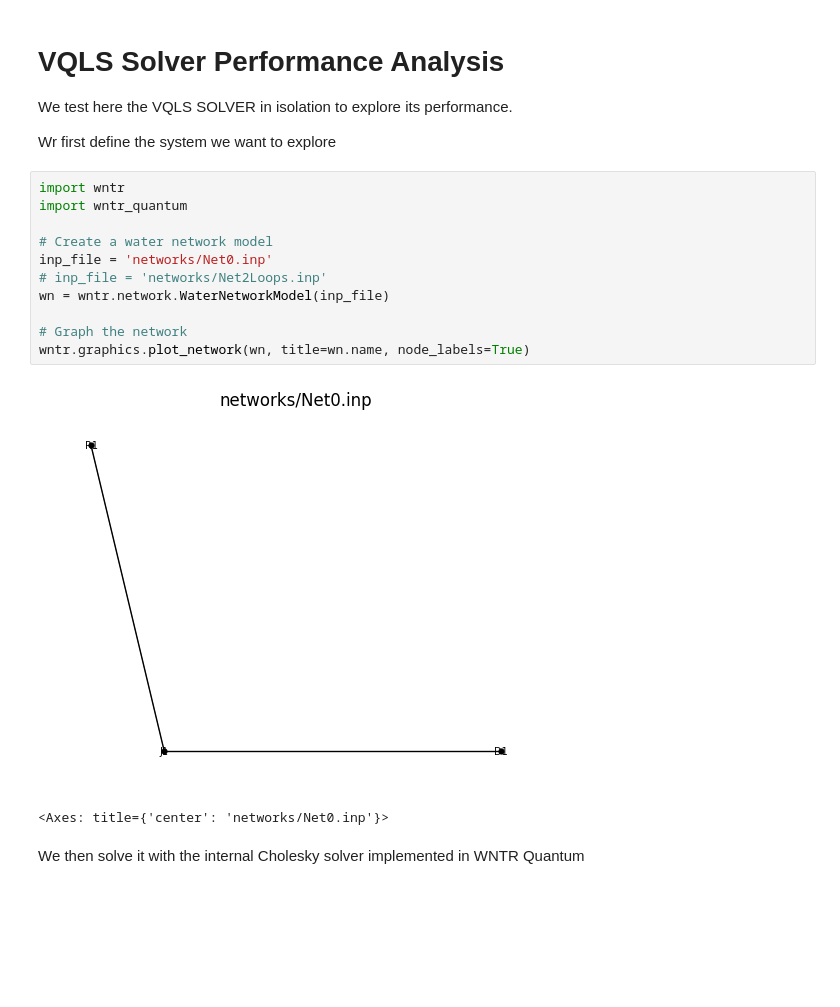
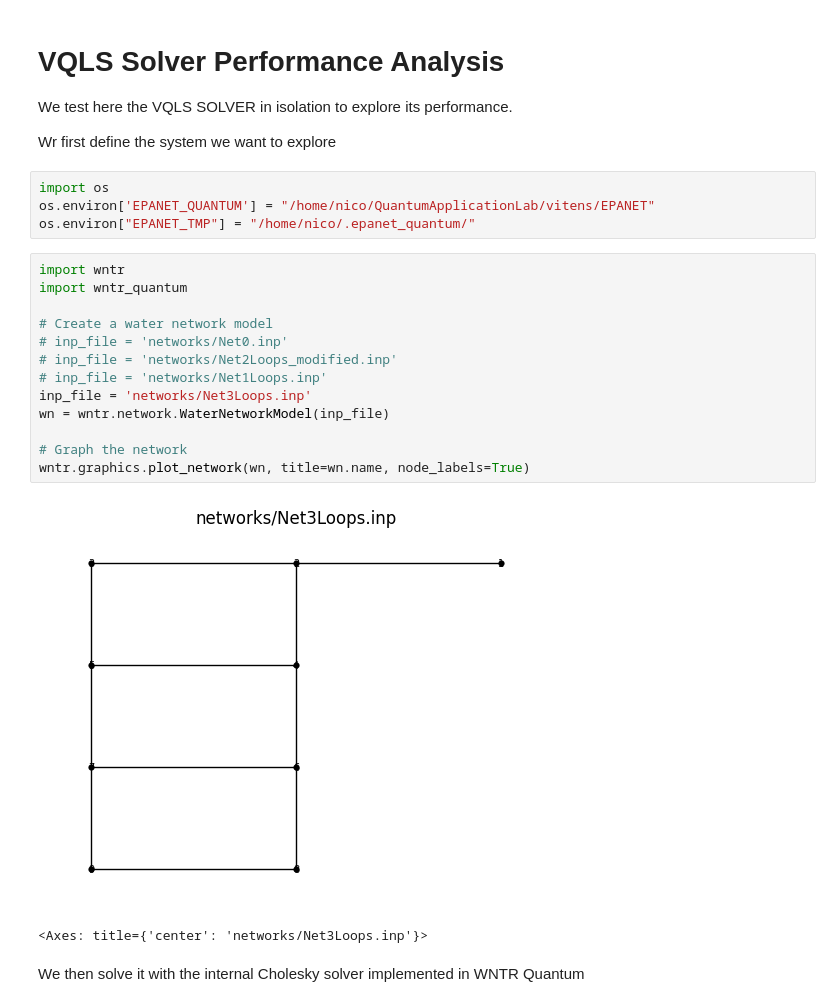
Before and after one commit to QuantumApplicationLab/wntr-quantum, a Jupyter notebook: docs/notebooks/vqls_solver.ipynb, the cells around one changed output. Saved outputs shown, nothing was run; the diff lists cells and outputs as text; blank space fills up the shorter version.

```diff
--- a/docs/notebooks/vqls_solver.ipynb
+++ b/docs/notebooks/vqls_solver.ipynb
@@ -4,20 +4,26 @@
 We test here the VQLS SOLVER in isolation to explore its performance.
 
 Wr first define the system we want to explore
+# %%
+import os
+os.environ['EPANET_QUANTUM'] = "/home/nico/QuantumApplicationLab/vitens/EPANET"
+os.environ["EPANET_TMP"] = "/home/nico/.epanet_quantum/"
 # %%
 import wntr
 import wntr_quantum
 
 # Create a water network model
-inp_file = 'networks/Net0.inp'
-# inp_file = 'networks/Net2Loops.inp'
+# inp_file = 'networks/Net0.inp'
+# inp_file = 'networks/Net2Loops_modified.inp'
+# inp_file = 'networks/Net1Loops.inp'
+inp_file = 'networks/Net3Loops.inp'
 wn = wntr.network.WaterNetworkModel(inp_file)
 
 # Graph the network
 wntr.graphics.plot_network(wn, title=wn.name, node_labels=True)
 # %% [output]
-[figure, old version]
+[figure, new version]
-<Axes: title={'center': 'networks/Net0.inp'}>
+<Axes: title={'center': 'networks/Net3Loops.inp'}>
 # %% [markdown]
 We then solve it with the internal Cholesky solver implemented in WNTR Quantum
 # %%
```
Also changed, not shown: parts of 39 cells of this notebook, 5 other files.
